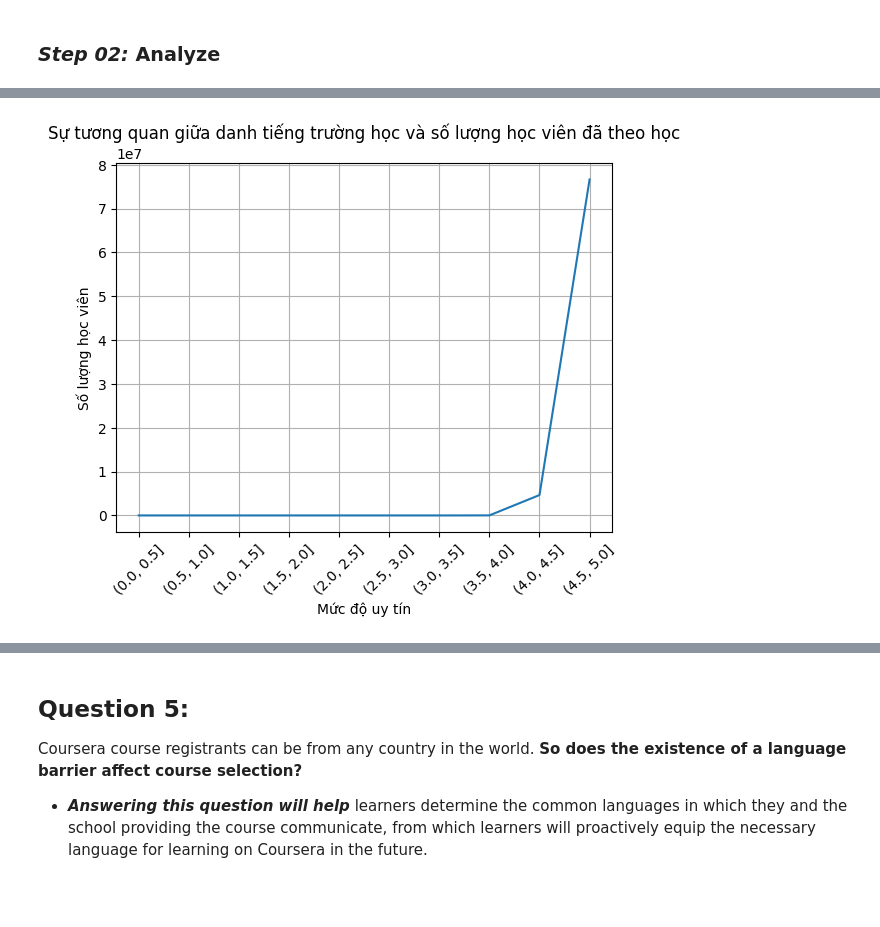
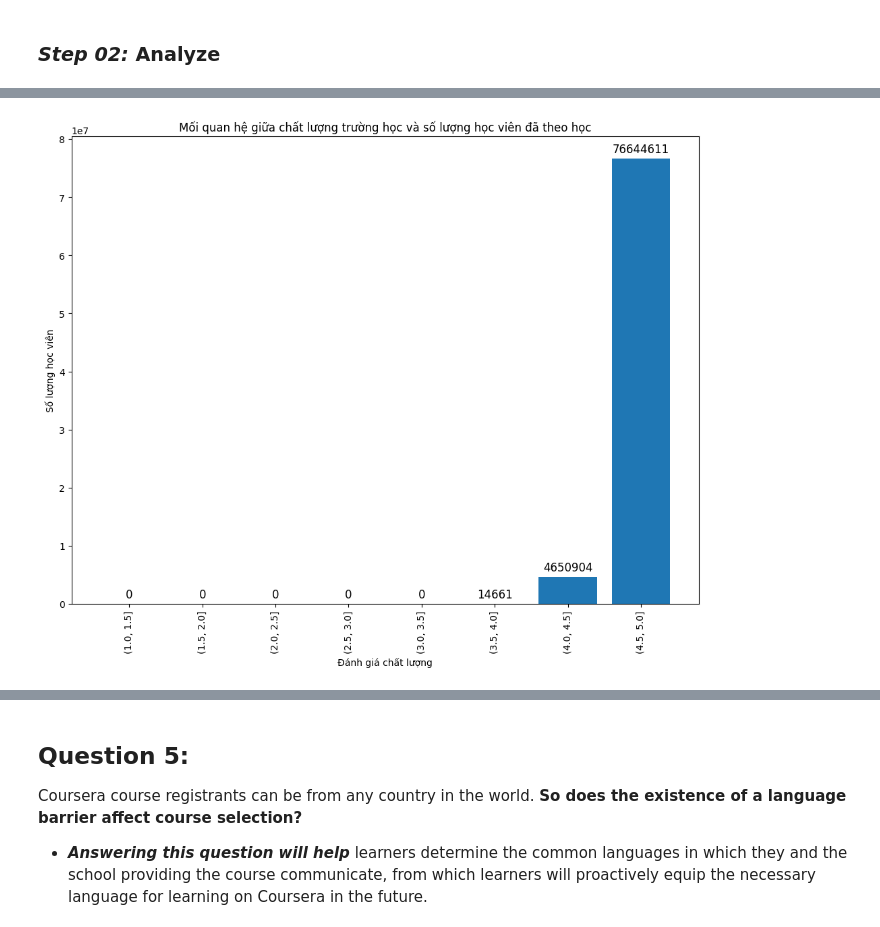
Before and after one commit to dagngyen/hcmus_23-24_coursesra-courses-analysis, a Jupyter notebook: Phase 1: Collecting, exploring and analyzing/1.3-Making-questions-4-6.ipynb, the cells around one changed output, grey strips where cells are left out. Cells and saved outputs as stored; diff of their text form; code cells hidden in the pictures; blank space fills up the shorter version.

```diff
--- a/Phase 1: Collecting, exploring and analyzing/1.3-Making-questions-4-6.ipynb
+++ b/Phase 1: Collecting, exploring and analyzing/1.3-Making-questions-4-6.ipynb
@@ -65,7 +65,8 @@ No NaN value.
 ### **_Step 02:_** Analyze
 # %%
 # Devide values into bins
-intervals = [val for val in np.arange(0.0, 5.1, 0.5)]
+intervals = np.arange(1.0, 5.1, 0.5)
 uni_df['rating_bin'] = pd.cut(uni_df['rating'], intervals)
 uni_plot = uni_df.reset_index().drop(columns=['rating', 'offered by']).groupby(by='rating_bin').sum()
 uni_plot.index = uni_plot.index.astype(str)
+uni_plot
@@ -72,13 +84,17 @@ uni_plot.index = uni_plot.index.astype(str)
 # %%
 # Plot line chart
-plt.plot(uni_plot.index.values, uni_plot['enrollment'])
-plt.title("Sự tương quan giữa danh tiếng trường học và số lượng học viên đã theo học")
+plt.figure(figsize=(12, 9))
+plt.bar(uni_plot.index.values, uni_plot['enrollment'])
+plt.title("Mối quan hệ giữa chất lượng trường học và số lượng học viên đã theo học")
 
-plt.xlabel("Mức độ uy tín")
-plt.xticks(uni_plot.index.values, rotation=45)
+plt.xlabel("Đánh giá chất lượng")
+plt.xticks(uni_plot.index.values, rotation=90)
 plt.ylabel("Số lượng học viên")
 
-plt.grid()
+for i in range(len(uni_plot.index.values)):
+    plt.text(uni_plot.index.values[i], uni_plot['enrollment'].iloc[i]+1000000, uni_plot['enrollment'].iloc[i], ha="center", fontsize=12)
+
+#plt.grid()
 plt.show()
 # %% [output]
-[figure, old version]
+[figure, new version]
```
Also changed, not shown: parts of 3 cells of this notebook.
